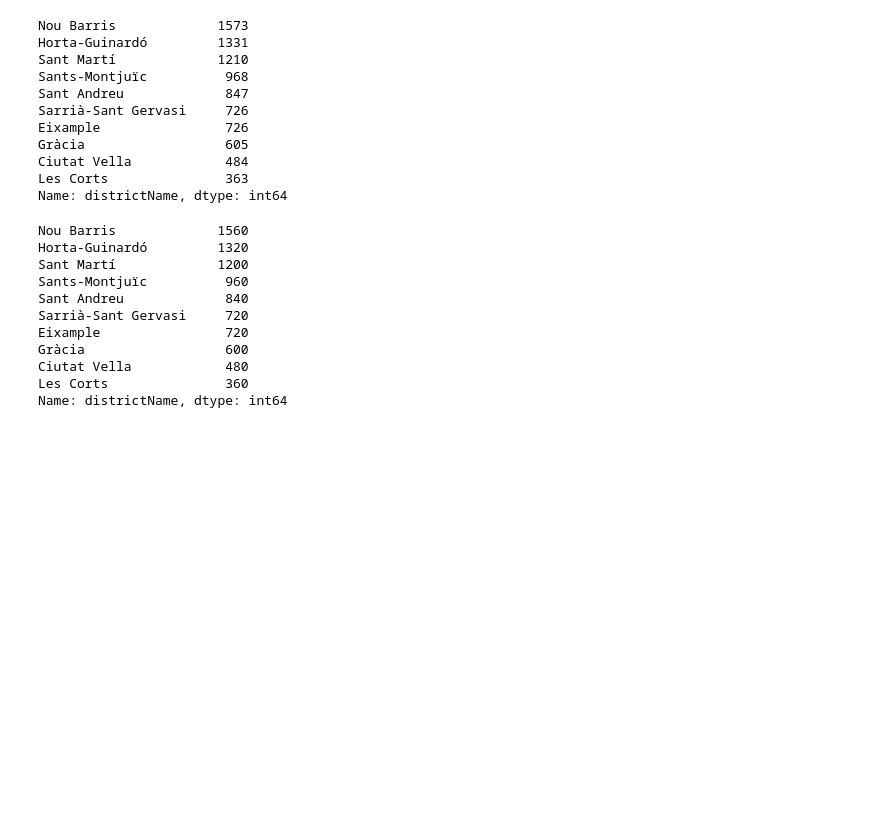
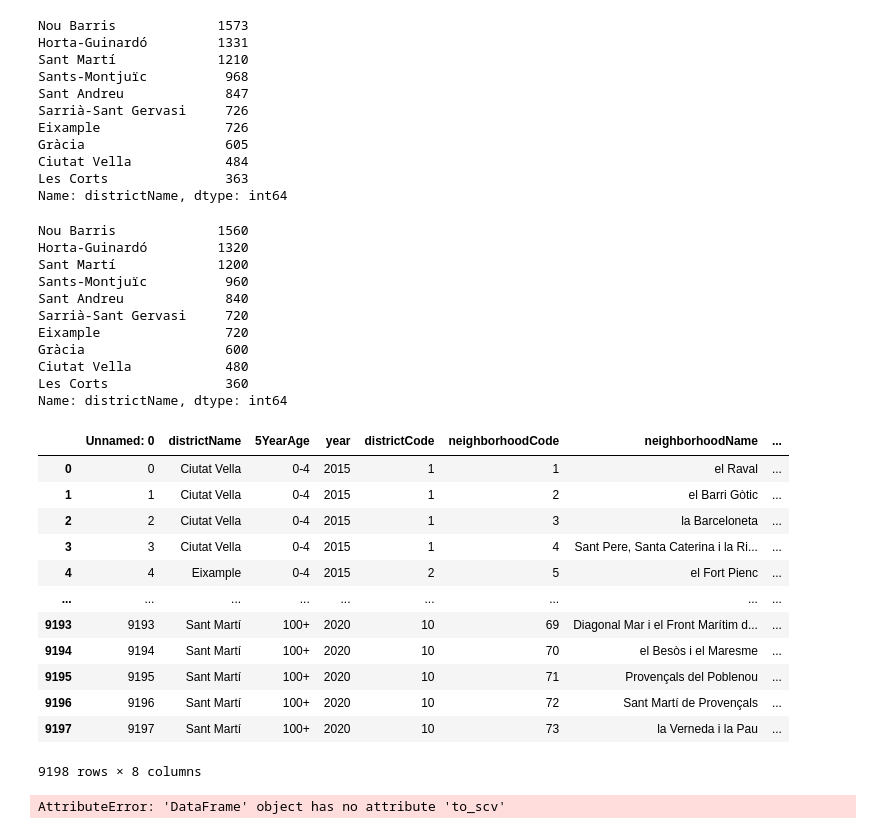
Before and after one commit to Leyla-A/data, a Jupyter notebook: Barcelona_immigration_emigration_datasets.ipynb, the cells around one changed output. Saved outputs shown, nothing was run; the diff lists cells and outputs as text; code cells hidden in the pictures; blank space fills up the shorter version.

```diff
--- a/Barcelona_immigration_emigration_datasets.ipynb
+++ b/Barcelona_immigration_emigration_datasets.ipynb
@@ -884,3 +884,26 @@ emigrationBy5YearAgeDF.to_csv('emigrationBy5YearAgeDFBarcelona.csv')
 emigrationByNationalityDF.to_csv('emigrationByNationalityDFBarcelona.csv')
 emigrationByPlaceOfDestinationDF.to_csv('emigrationByPlaceOfDestinationDFBarcelona.csv')
 emigrationBySexDF.to_csv('emigrationBySexDFBarcelona.csv')
+# %%
+import pandas as pd
+
+imAge = pd.read_csv('immigrationBy5YearAgeDFBarcelona.csv')
+imAge
+# %% [output]
+|  | Unnamed: 0 | districtName | 5YearAge | year | districtCode | neighborhoodCode | neighborhoodName | ... |
+| 0 | 0 | Ciutat Vella | 0-4 | 2015 | 1 | 1 | el Raval | ... |
+| 1 | 1 | Ciutat Vella | 0-4 | 2015 | 1 | 2 | el Barri Gòtic | ... |
+| 2 | 2 | Ciutat Vella | 0-4 | 2015 | 1 | 3 | la Barceloneta | ... |
+| 3 | 3 | Ciutat Vella | 0-4 | 2015 | 1 | 4 | Sant Pere, Santa Caterina i la Ri... | ... |
+| 4 | 4 | Eixample | 0-4 | 2015 | 2 | 5 | el Fort Pienc | ... |
+| ... | ... | ... | ... | ... | ... | ... | ... | ... |
+| 9193 | 9193 | Sant Martí | 100+ | 2020 | 10 | 69 | Diagonal Mar i el Front Marítim d... | ... |
+| 9194 | 9194 | Sant Martí | 100+ | 2020 | 10 | 70 | el Besòs i el Maresme | ... |
+| 9195 | 9195 | Sant Martí | 100+ | 2020 | 10 | 71 | Provençals del Poblenou | ... |
+| 9196 | 9196 | Sant Martí | 100+ | 2020 | 10 | 72 | Sant Martí de Provençals | ... |
+| 9197 | 9197 | Sant Martí | 100+ | 2020 | 10 | 73 | la Verneda i la Pau | ... |
+9198 rows × 8 columns
+# %%
+imAge.groupby(['districtName'])['count'].sum().to_frame().reset_index().to_scv('imDistrict_count.csv')
+# %% [output]
+AttributeError: 'DataFrame' object has no attribute 'to_scv'
```
Also changed, not shown: 1 other file.
